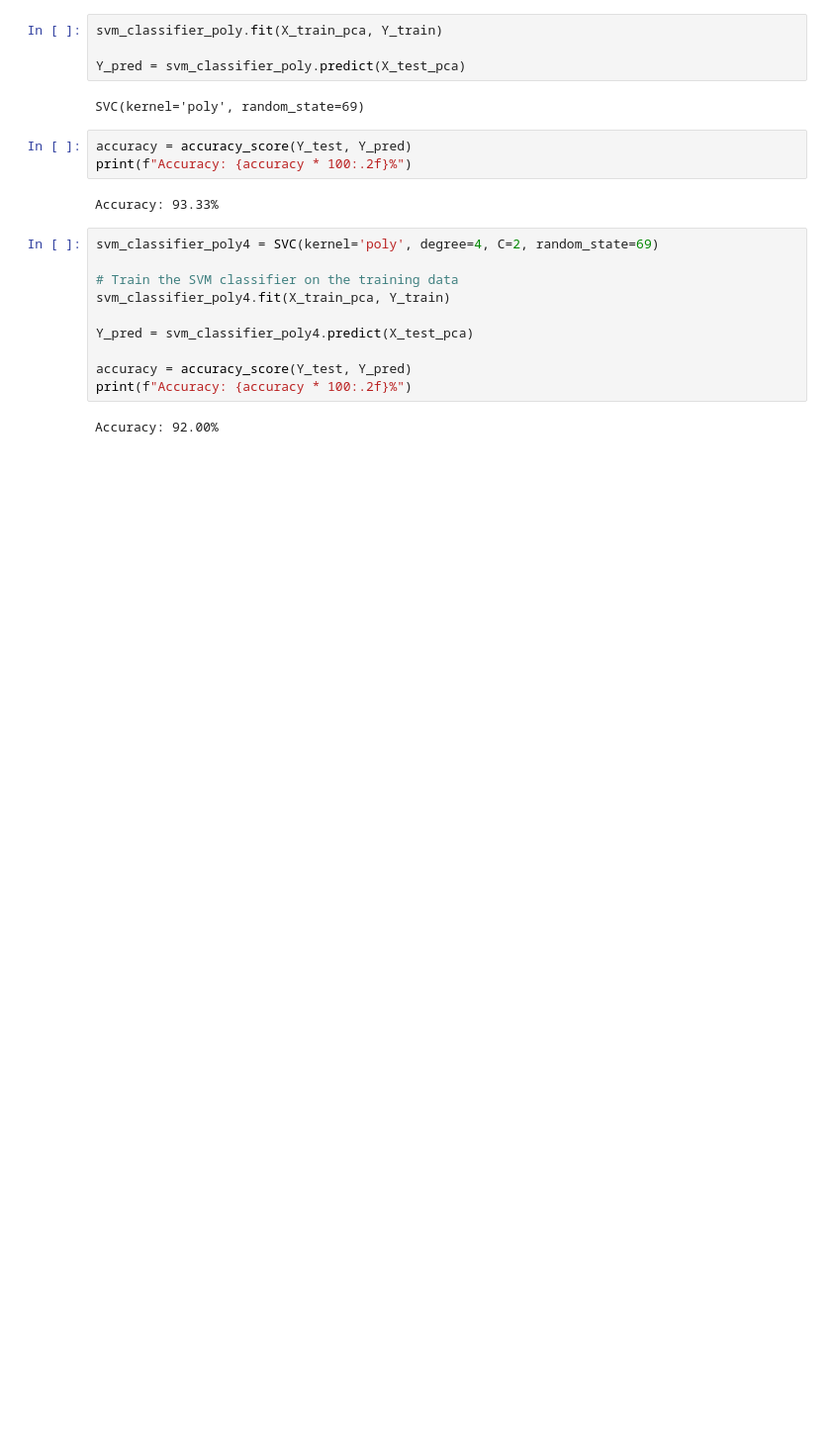
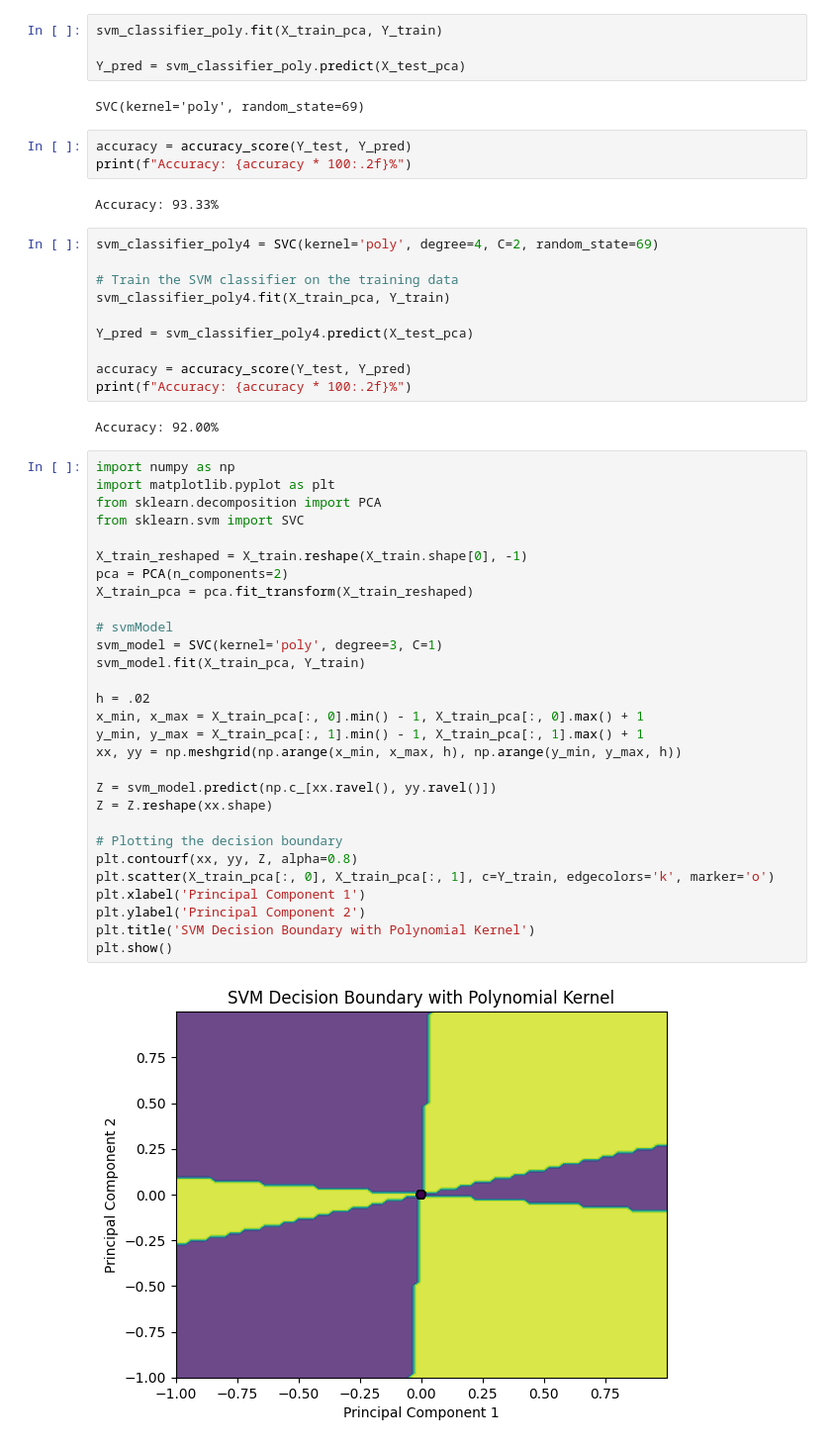
Before and after one commit to eoin-cr/nasa-hackathon, a Jupyter notebook: svmModel.ipynb, the cells around one changed output. Shown at 99% size. Cells and saved outputs as stored; diff of their text form; blank space fills up the shorter version.

Commit message:
graph the svm decision boundary

```diff
--- a/svmModel.ipynb
+++ b/svmModel.ipynb
@@ -265,3 +265,34 @@ accuracy = accuracy_score(Y_test, Y_pred)
 print(f"Accuracy: {accuracy * 100:.2f}%")
 # %% [output]
 Accuracy: 92.00%
+# %%
+import numpy as np
+import matplotlib.pyplot as plt
+from sklearn.decomposition import PCA
+from sklearn.svm import SVC
+
+X_train_reshaped = X_train.reshape(X_train.shape[0], -1)
+pca = PCA(n_components=2)
+X_train_pca = pca.fit_transform(X_train_reshaped)
+
+# svmModel
+svm_model = SVC(kernel='poly', degree=3, C=1)
+svm_model.fit(X_train_pca, Y_train)
+
+h = .02
+x_min, x_max = X_train_pca[:, 0].min() - 1, X_train_pca[:, 0].max() + 1
+y_min, y_max = X_train_pca[:, 1].min() - 1, X_train_pca[:, 1].max() + 1
+xx, yy = np.meshgrid(np.arange(x_min, x_max, h), np.arange(y_min, y_max, h))
+
+Z = svm_model.predict(np.c_[xx.ravel(), yy.ravel()])
+Z = Z.reshape(xx.shape)
+
+# Plotting the decision boundary
+plt.contourf(xx, yy, Z, alpha=0.8)
+plt.scatter(X_train_pca[:, 0], X_train_pca[:, 1], c=Y_train, edgecolors='k', marker='o')
+plt.xlabel('Principal Component 1')
+plt.ylabel('Principal Component 2')
+plt.title('SVM Decision Boundary with Polynomial Kernel')
+plt.show()
+# %% [output]
+[figure, added]
```
